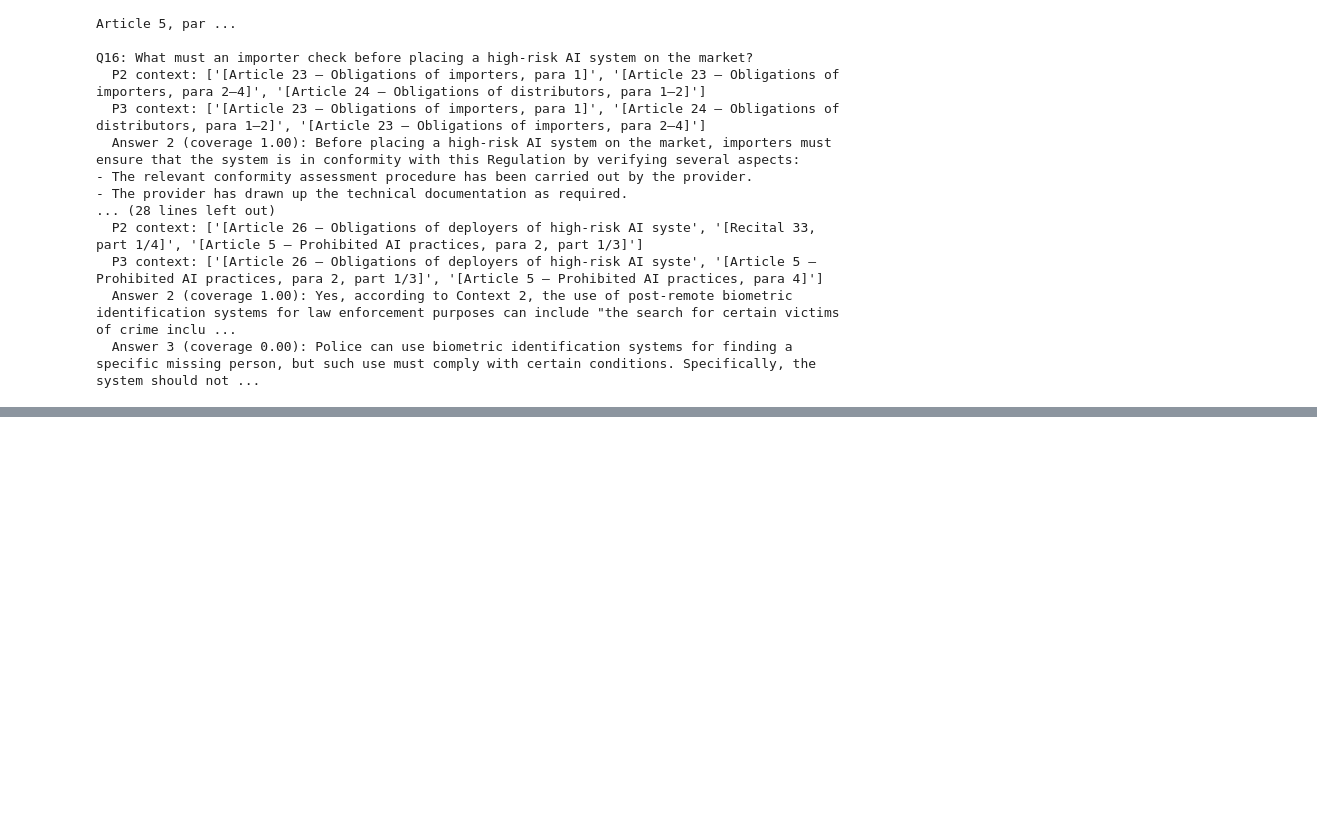
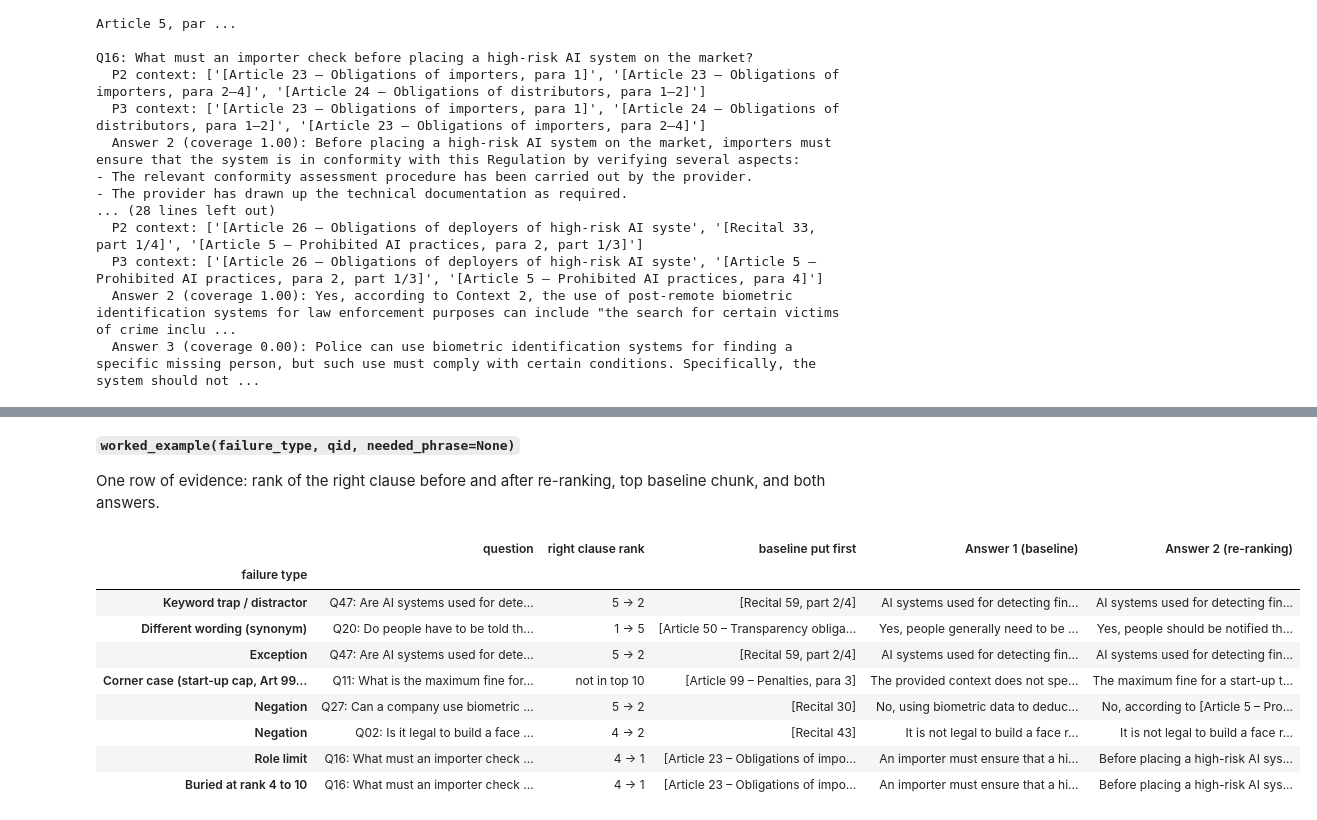
Before and after one commit to vishakkashyapk30/lma-rag-assignment, a Jupyter notebook: code.ipynb, the cells around one changed output, grey strips where cells are left out. Drawn from its saved outputs; the diff is of its cells as text; code cells hidden in the pictures; blank space fills up the shorter version.

```diff
--- a/rag_baseline_vs_reranking.ipynb
+++ b/code.ipynb
@@ -3126,0 +3133,10 @@ Q16: What must an importer check before placing a high-risk AI system on the mar
+# %%
+import json, re
+from pathlib import Path
+import pandas as pd
+
+fm_ranks   = pd.read_csv("results/rank_shifts.csv").set_index("id")        # best gold rank before / after re-ranking
+fm_runs    = pd.read_csv("results/retrieval_runs.csv")                       # all 10 candidates per question
+fm_answers = pd.read_csv("results/answers.csv").set_index("id")             # Answer 1 and Answer 2
+fm_chunks  = {c["chunk_id"]: c for c in map(json.loads, open("data/chunks.jsonl", encoding="utf-8"))}
+print(len(fm_ranks), "questions,", len(fm_chunks), "chunks loaded")
@@ -3126,0 +3183,4 @@ Q16: What must an importer check before placing a high-risk AI system on the mar
+# %%
+pd.set_option("display.max_colwidth", 200)
+
+display(failure_type_table())
@@ -3126,0 +3248,40 @@ Q16: What must an importer check before placing a high-risk AI system on the mar
+# %% [markdown]
+**`worked_example(failure_type, qid, needed_phrase=None)`**
+
+One row of evidence: rank of the right clause before and after re-ranking, top baseline chunk, and both answers.
+# %%
+def worked_example(failure_type, qid, needed_phrase=None):
+    """One row of evidence: rank of the right clause before and after re-ranking, top baseline chunk, and both answers.
+
+    If `needed_phrase` is given, the clause is tracked by its wording instead of by the gold label. This is for questions
+    that need a second clause, such as the start-up cap in Q11 that the general fine does not contain.
+    """
+    cand = fm_runs[fm_runs["query_id"] == qid].sort_values("bi_rank")
+    if needed_phrase:
+        ids = [cid for cid, c in fm_chunks.items() if needed_phrase in c["text"]]
+        gold = cand[cand["chunk_id"].isin(ids)]
+    else:
+        gold = cand[cand["is_gold"]]
+    row = {"failure type": failure_type, "question": f"{qid}: {fm_answers.loc[qid, 'query']}"}
+    row["right clause rank"] = "not in top 10" if gold.empty else f"{int(gold.iloc[0]['bi_rank'])} -> {int(gold.iloc[0]['ce_rank'])}"
+    row["baseline put first"] = cand.iloc[0]["header"][:40]
+    row["Answer 1 (baseline)"] = " ".join(str(fm_answers.loc[qid, "answer_1"]).split())[:150]
+    row["Answer 2 (re-ranking)"] = " ".join(str(fm_answers.loc[qid, "answer_2"]).split())[:150]
+    return row
+# %%
+examples = [("Keyword trap / distractor", "Q47"), ("Different wording (synonym)", "Q20"),
+            ("Exception", "Q47"), ("Corner case (start-up cap, Art 99(6))", "Q11", "whichever thereof is lower"),
+            ("Negation", "Q27"), ("Negation", "Q02"),
+            ("Role limit", "Q16"), ("Buried at rank 4 to 10", "Q16")]
+display(pd.DataFrame([worked_example(*e) for e in examples]).set_index("failure type"))
+# %% [output]
+|  | question | right clause rank | baseline put first | Answer 1 (baseline) | Answer 2 (re-ranking) |
+| failure type |  |  |  |  |  |
+| Keyword trap / distractor | Q47: Are AI systems used for dete... | 5 -> 2 | [Recital 59, part 2/4] | AI systems used for detecting fin... | AI systems used for detecting fin... |
+| Different wording (synonym) | Q20: Do people have to be told th... | 1 -> 5 | [Article 50 – Transparency obliga... | Yes, people generally need to be ... | Yes, people should be notified th... |
+| Exception | Q47: Are AI systems used for dete... | 5 -> 2 | [Recital 59, part 2/4] | AI systems used for detecting fin... | AI systems used for detecting fin... |
+| Corner case (start-up cap, Art 99... | Q11: What is the maximum fine for... | not in top 10 | [Article 99 – Penalties, para 3] | The provided context does not spe... | The maximum fine for a start-up t... |
+| Negation | Q27: Can a company use biometric ... | 5 -> 2 | [Recital 30] | No, using biometric data to deduc... | No, according to [Article 5 – Pro... |
+| Negation | Q02: Is it legal to build a face ... | 4 -> 2 | [Recital 43] | It is not legal to build a face r... | It is not legal to build a face r... |
+| Role limit | Q16: What must an importer check ... | 4 -> 1 | [Article 23 – Obligations of impo... | An importer must ensure that a hi... | Before placing a high-risk AI sys... |
+| Buried at rank 4 to 10 | Q16: What must an importer check ... | 4 -> 1 | [Article 23 – Obligations of impo... | An importer must ensure that a hi... | Before placing a high-risk AI sys... |
```
Also changed, not shown: parts of 69 cells of this notebook.
